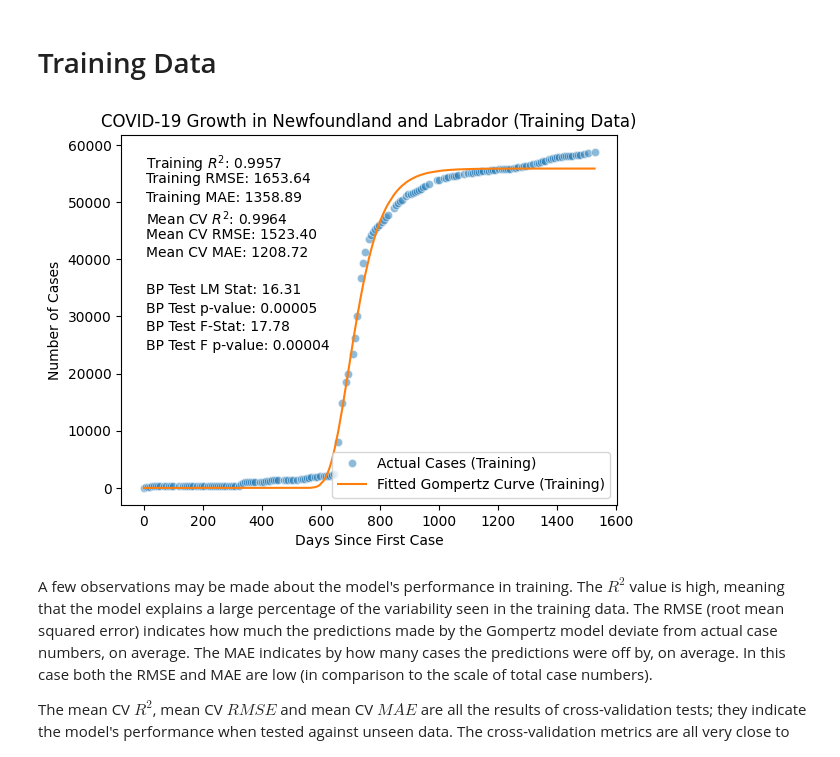
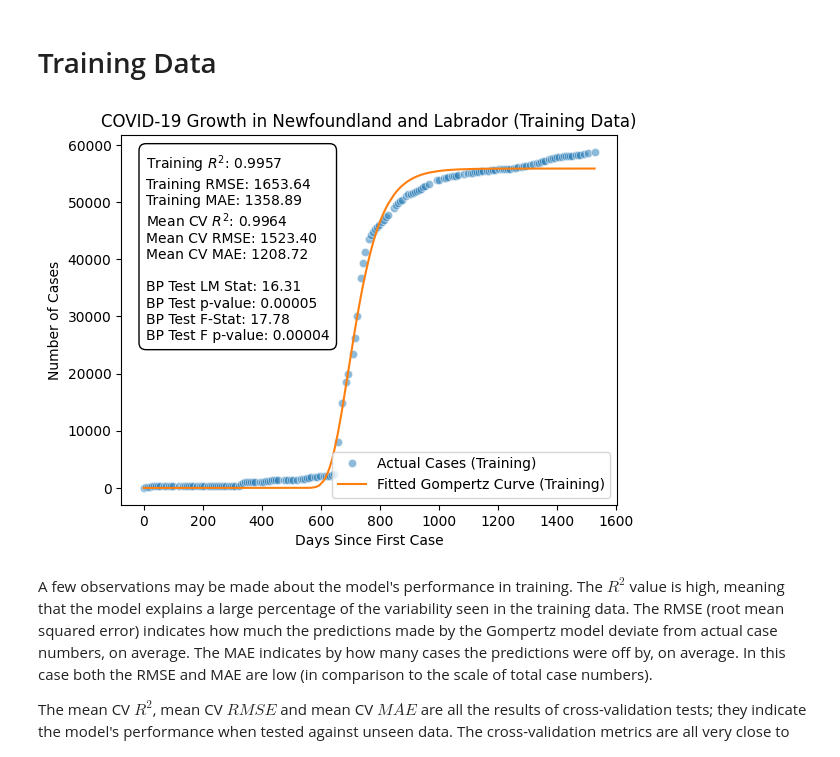
Before and after one commit to sa0v/COVID, a Jupyter notebook: COVID.ipynb, the cells around one changed output. Cells and saved outputs as stored; diff of their text form; code cells hidden in the pictures.

Commit message:
Added a text box around performance metrics

```diff
--- a/COVID.ipynb
+++ b/COVID.ipynb
@@ -118,47 +118,55 @@ residuals_test = y_test - X_test['fitted_cases']
 # Calculate R-squared, RMSE, and MAE for the test data
 ss_total = np.sum((y_test - np.mean(y_test))**2)
 ss_residual = np.sum(residuals_test**2)
 r_squared = 1 - (ss_residual / ss_total)
 rmse = np.sqrt(mean_squared_error(y_test, X_test['fitted_cases']))
 mae = mean_absolute_error(y_test, X_test['fitted_cases'])
 
 # Perform Breusch-Pagan test for heteroscedasticity (training data)
 X_with_constant = add_constant(X_train['days'])  # Add constant to predictor
 bp_test = het_breuschpagan(residuals_train, X_with_constant)
 bp_test_results = {
     "Lagrange Multiplier Statistic": bp_test[0],
     "p-value": bp_test[1],
     "F-statistic": bp_test[2],
     "F-test p-value": bp_test[3],
 }
 
 # Plot actual cases and fitted Gompertz curve for the training data
 sns.lineplot(x=X_train['days'], y=y_train, label='Actual Cases (Training)', color='tab:blue', marker='o', linestyle='None', alpha=0.5)
 sns.lineplot(x=X_train['days'], y=X_train['fitted_cases'], label='Fitted Gompertz Curve (Training)', color='tab:orange')
 
 plt.title("COVID-19 Growth in Newfoundland and Labrador (Training Data)")
 plt.xlabel("Days Since First Case")
 plt.ylabel("Number of Cases")
 plt.legend()
 plt.grid(False)
 
-# Display performance metrics and Breusch-Pagan test results on the plot
-plt.text(0.05, 0.95, f"Training $R^2$: {r_squared:.4f}", transform=plt.gca().transAxes, fontsize=10, verticalalignment='top')
-plt.text(0.05, 0.90, f"Training RMSE: {rmse:.2f}", transform=plt.gca().transAxes, fontsize=10, verticalalignment='top')
-plt.text(0.05, 0.85, f"Training MAE: {mae:.2f}", transform=plt.gca().transAxes, fontsize=10, verticalalignment='top')
-plt.text(0.05, 0.80, f"Mean CV $R^2$: {mean_cv_r2:.4f}", transform=plt.gca().transAxes, fontsize=10, verticalalignment='top')
-plt.text(0.05, 0.75, f"Mean CV RMSE: {mean_cv_rmse:.2f}", transform=plt.gca().transAxes, fontsize=10, verticalalignment='top')
-plt.text(0.05, 0.70, f"Mean CV MAE: {mean_cv_mae:.2f}", transform=plt.gca().transAxes, fontsize=10, verticalalignment='top')
+# Combine performance metrics and Breusch-Pagan test results into a single text block
+metrics_text = (
+    f"Training $R^2$: {r_squared:.4f}\n"
+    f"Training RMSE: {rmse:.2f}\n"
+    f"Training MAE: {mae:.2f}\n"
+    f"Mean CV $R^2$: {mean_cv_r2:.4f}\n"
+    f"Mean CV RMSE: {mean_cv_rmse:.2f}\n"
+    f"Mean CV MAE: {mean_cv_mae:.2f}\n\n"
+    f"BP Test LM Stat: {bp_test[0]:.2f}\n"
+    f"BP Test p-value: {bp_test[1]:.5f}\n"
+    f"BP Test F-Stat: {bp_test[2]:.2f}\n"
+    f"BP Test F p-value: {bp_test[3]:.5f}"
+)
 
-# Add Breusch-Pagan test results to the plot
-plt.text(0.05, 0.60, f"BP Test LM Stat: {bp_test[0]:.2f}", transform=plt.gca().transAxes, fontsize=10, verticalalignment='top')
-plt.text(0.05, 0.55, f"BP Test p-value: {bp_test[1]:.5f}", transform=plt.gca().transAxes, fontsize=10, verticalalignment='top')
-plt.text(0.05, 0.50, f"BP Test F-Stat: {bp_test[2]:.2f}", transform=plt.gca().transAxes, fontsize=10, verticalalignment='top')
-plt.text(0.05, 0.45, f"BP Test F p-value: {bp_test[3]:.5f}", transform=plt.gca().transAxes, fontsize=10, verticalalignment='top')
-
+# Add the textbox with a border around it
+plt.gca().text(
+    0.05, 0.95, metrics_text,
+    transform=plt.gca().transAxes,  # Relative to the axes
+    fontsize=10,
+    verticalalignment='top',
+    bbox=dict(facecolor='white', edgecolor='black', boxstyle='round,pad=0.5')  # Box properties
+)
 plt.show()
 # %% [output]
-[figure, old version]
+[figure, new version]
 # %% [markdown]
 A few observations may be made about the model's performance in training. The $R^2$ value is high, meaning that the model explains a large percentage of the variability seen in the training data. The RMSE (root mean squared error) indicates how much the predictions made by the Gompertz model deviate from actual case numbers, on average. The MAE indicates by how many cases the predictions were off by, on average. In this case both the RMSE and MAE are low (in comparison to the scale of total case numbers).
 
```
